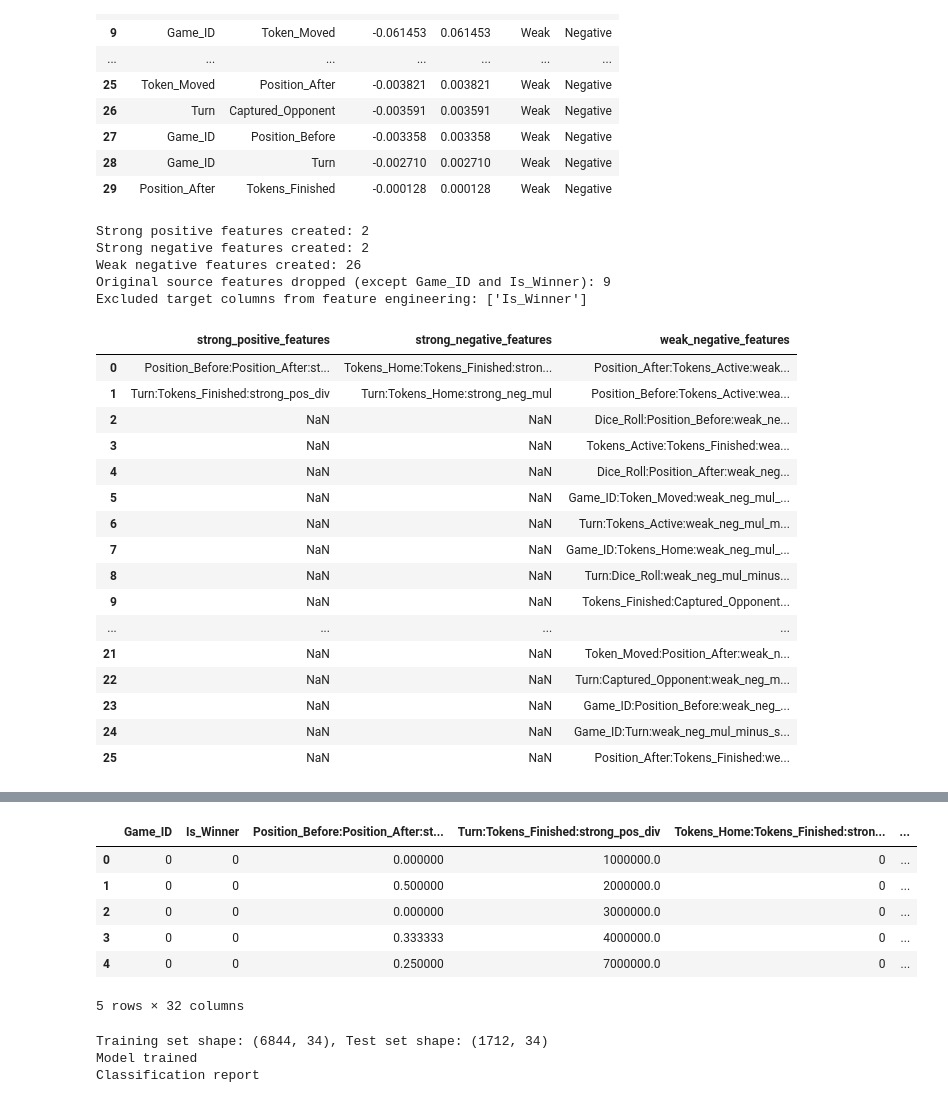
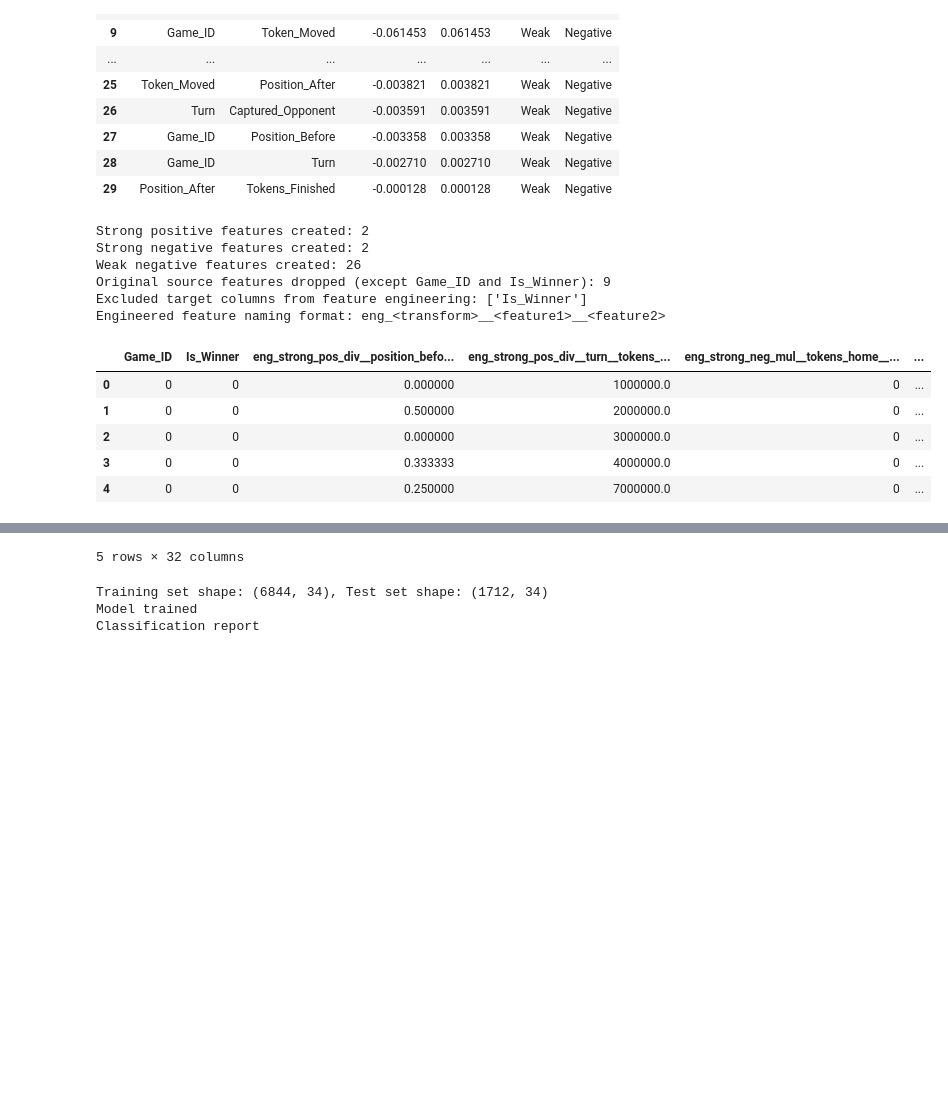
Before and after one commit to chizoalban2003-beep/Ludometrics-AI-Ethics, a Jupyter notebook: jupyter_notebooks/Feature_engineering.ipynb, the cells around one changed output, grey strips where cells are left out. Saved outputs shown, nothing was run; the diff lists cells and outputs as text; code cells hidden in the pictures; blank space fills up the shorter version.

Commit message:
renaming new correlation-based engineered features for easier identification

```diff
--- a/jupyter_notebooks/Feature_engineering.ipynb
+++ b/jupyter_notebooks/Feature_engineering.ipynb
@@ -149,6 +157,9 @@ Excluded target columns from feature engineering: ['Is_Winner']
 | 28 | Game_ID | Turn | -0.002710 | 0.002710 | Weak | Negative |
 | 29 | Position_After | Tokens_Finished | -0.000128 | 0.000128 | Weak | Negative |
 # %%
+# STEP 3 — Feature engineering from correlation categories
+# This cell creates engineered columns, applies uniform naming, and previews resulting features.
+
 # Engineer features by correlation type, then drop source features used in engineering (except Game_ID)
 eps = 1e-6  # protects against division by zero
 excluded_for_engineering = {'Is_Winner'}
@@ -181,24 +192,31 @@ if 'pairwise_correlation_results' not in globals():
             })
     pairwise_correlation_results = pd.DataFrame(pairs)
 
+# Ensure no target-based pairs are used
 pairwise_correlation_results = pairwise_correlation_results.loc[
     ~pairwise_correlation_results['feature_1'].isin(excluded_for_engineering)
     & ~pairwise_correlation_results['feature_2'].isin(excluded_for_engineering)
 ].reset_index(drop=True)
 
+# Helper: normalize raw feature names for consistent engineered column naming
+def normalize_feature_name(name):
+    return ''.join(ch if ch.isalnum() else '_' for ch in str(name)).strip('_').lower()
+
+# Helper: unified naming convention for engineered columns
+def engineered_col_name(f1, f2, transform_tag):
+    return f"eng_{transform_tag}__{normalize_feature_name(f1)}__{normalize_feature_name(f2)}"
+
+# Start from clean copy of base data
 df_fe = df.copy()
 
 created_strong_pos = []
 created_strong_neg = []
 created_weak_neg = []
-kept_existing = []
 
-all_strong_pos = []
-all_strong_neg = []
-all_weak_neg = []
 pending_columns = {}
 source_features_used = set()
 
+# Create engineered features by correlation category
 for _, row in pairwise_correlation_results.iterrows():
     f1 = row['feature_1']
     f2 = row['feature_2']
@@ -206,81 +224,65 @@ for _, row in pairwise_correlation_results.iterrows():
     direction = row['direction']
 
     if strength == 'Strong' and direction == 'Positive':
-        new_col = f"{f1}:{f2}:strong_pos_div"
-        all_strong_pos.append(new_col)
+        new_col = engineered_col_name(f1, f2, 'strong_pos_div')
         source_features_used.update([f1, f2])
         pending_columns[new_col] = df_fe[f1] / (df_fe[f2] + eps)
         created_strong_pos.append(new_col)
 
     elif strength == 'Strong' and direction == 'Negative':
-        new_col = f"{f1}:{f2}:strong_neg_mul"
-        all_strong_neg.append(new_col)
+        new_col = engineered_col_name(f1, f2, 'strong_neg_mul')
         source_features_used.update([f1, f2])
         pending_columns[new_col] = df_fe[f1] * df_fe[f2]
         created_strong_neg.append(new_col)
 
     elif strength == 'Weak' and direction == 'Negative':
-        new_col = f"{f1}:{f2}:weak_neg_mul_minus_sqrt_div_plus_div"
-        all_weak_neg.append(new_col)
+        new_col = engineered_col_name(f1, f2, 'weak_neg_combo')
         source_features_used.update([f1, f2])
         ratio = df_fe[f1] / (df_fe[f2] + eps)
         safe_sqrt_term = np.sqrt(np.abs(ratio))
         pending_columns[new_col] = (df_fe[f1] * df_fe[f2]) - (safe_sqrt_term + ratio)
         created_weak_neg.append(new_col)
 
+# Append engineered features to dataframe
 if pending_columns:
     df_fe = pd.concat([df_fe, pd.DataFrame(pending_columns, index=df_fe.index)], axis=1).copy()
 
-# Drop original source features used to build engineered features, but keep Game_ID and Is_Winner
+# Drop source columns used to create engineered columns (except protected ones)
 protected_columns = {'Game_ID', 'Is_Winner'}
 drop_source_columns = sorted([
     col for col in source_features_used
     if col in df_fe.columns and col not in protected_columns
 ])
 if drop_source_columns:
     df_fe = df_fe.drop(columns=drop_source_columns).copy()
 
+# Progress summary
 print(f"Strong positive features created: {len(created_strong_pos)}")
 print(f"Strong negative features created: {len(created_strong_neg)}")
 print(f"Weak negative features created: {len(created_weak_neg)}")
 print(f"Original source features dropped (except Game_ID and Is_Winner): {len(drop_source_columns)}")
 print(f"Excluded target columns from feature engineering: {sorted(excluded_for_engineering)}")
+print("Engineered feature naming format: eng_<transform>__<feature1>__<feature2>")
 
-feature_inventory = pd.DataFrame({
-    'strong_positive_features': pd.Series(all_strong_pos),
-    'strong_negative_features': pd.Series(all_strong_neg),
-    'weak_negative_features': pd.Series(all_weak_neg),
-})
-display(feature_inventory)
-
-if drop_source_columns:
-    display(pd.DataFrame({'dropped_source_features': drop_source_columns}))
-
-preview_cols = [col for col in (all_strong_pos + all_strong_neg + all_weak_neg) if col in df_fe.columns]
+# Preview engineered columns
+preview_cols = [
+    col for col in (created_strong_pos + created_strong_neg + created_weak_neg)
+    if col in df_fe.columns
+]
 if preview_cols:
     display(df_fe[['Game_ID', 'Is_Winner'] + preview_cols].head())
 else:
     print('No engineered columns available to preview.')
 # %% [output]
 Strong positive features created: 2
 Strong negative features created: 2
 Weak negative features created: 26
 Original source features dropped (except Game_ID and Is_Winner): 9
 Excluded target columns from feature engineering: ['Is_Winner']
+Engineered feature naming format: eng_<transform>__<feature1>__<feature2>
-|  | strong_positive_features | strong_negative_features | weak_negative_features |
-| 0 | Position_Before:Position_After:st... | Tokens_Home:Tokens_Finished:stron... | Position_After:Tokens_Active:weak... |
-| 1 | Turn:Tokens_Finished:strong_pos_div | Turn:Tokens_Home:strong_neg_mul | Position_Before:Tokens_Active:wea... |
-| 2 | NaN | NaN | Dice_Roll:Position_Before:weak_ne... |
-| 3 | NaN | NaN | Tokens_Active:Tokens_Finished:wea... |
-| 4 | NaN | NaN | Dice_Roll:Position_After:weak_neg... |
-| 5 | NaN | NaN | Game_ID:Token_Moved:weak_neg_mul_... |
-| 6 | NaN | NaN | Turn:Tokens_Active:weak_neg_mul_m... |
-| 7 | NaN | NaN | Game_ID:Tokens_Home:weak_neg_mul_... |
-| 8 | NaN | NaN | Turn:Dice_Roll:weak_neg_mul_minus... |
-| 9 | NaN | NaN | Tokens_Finished:Captured_Opponent... |
-| ... | ... | ... | ... |
-| 21 | NaN | NaN | Token_Moved:Position_After:weak_n... |
-| 22 | NaN | NaN | Turn:Captured_Opponent:weak_neg_m... |
-| 23 | NaN | NaN | Game_ID:Position_Before:weak_neg_... |
-| 24 | NaN | NaN | Game_ID:Turn:weak_neg_mul_minus_s... |
-| 25 | NaN | NaN | Position_After:Tokens_Finished:we... |
+|  | Game_ID | Is_Winner | eng_strong_pos_div__position_befo... | eng_strong_pos_div__turn__tokens_... | eng_strong_neg_mul__tokens_home__... | ... |
+| 0 | 0 | 0 | 0.000000 | 1000000.0 | 0 | ... |
+| 1 | 0 | 0 | 0.500000 | 2000000.0 | 0 | ... |
+| 2 | 0 | 0 | 0.000000 | 3000000.0 | 0 | ... |
+| 3 | 0 | 0 | 0.333333 | 4000000.0 | 0 | ... |
+| 4 | 0 | 0 | 0.250000 | 7000000.0 | 0 | ... |
@@ -297,8 +289,2 @@ Excluded target columns from feature engineering: ['Is_Winner']
-|  | Game_ID | Is_Winner | Position_Before:Position_After:st... | Turn:Tokens_Finished:strong_pos_div | Tokens_Home:Tokens_Finished:stron... | ... |
-| 0 | 0 | 0 | 0.000000 | 1000000.0 | 0 | ... |
-| 1 | 0 | 0 | 0.500000 | 2000000.0 | 0 | ... |
-| 2 | 0 | 0 | 0.000000 | 3000000.0 | 0 | ... |
-| 3 | 0 | 0 | 0.333333 | 4000000.0 | 0 | ... |
-| 4 | 0 | 0 | 0.250000 | 7000000.0 | 0 | ... |
 5 rows × 32 columns
 # %%
```
Also changed, not shown: parts of 6 cells of this notebook.
